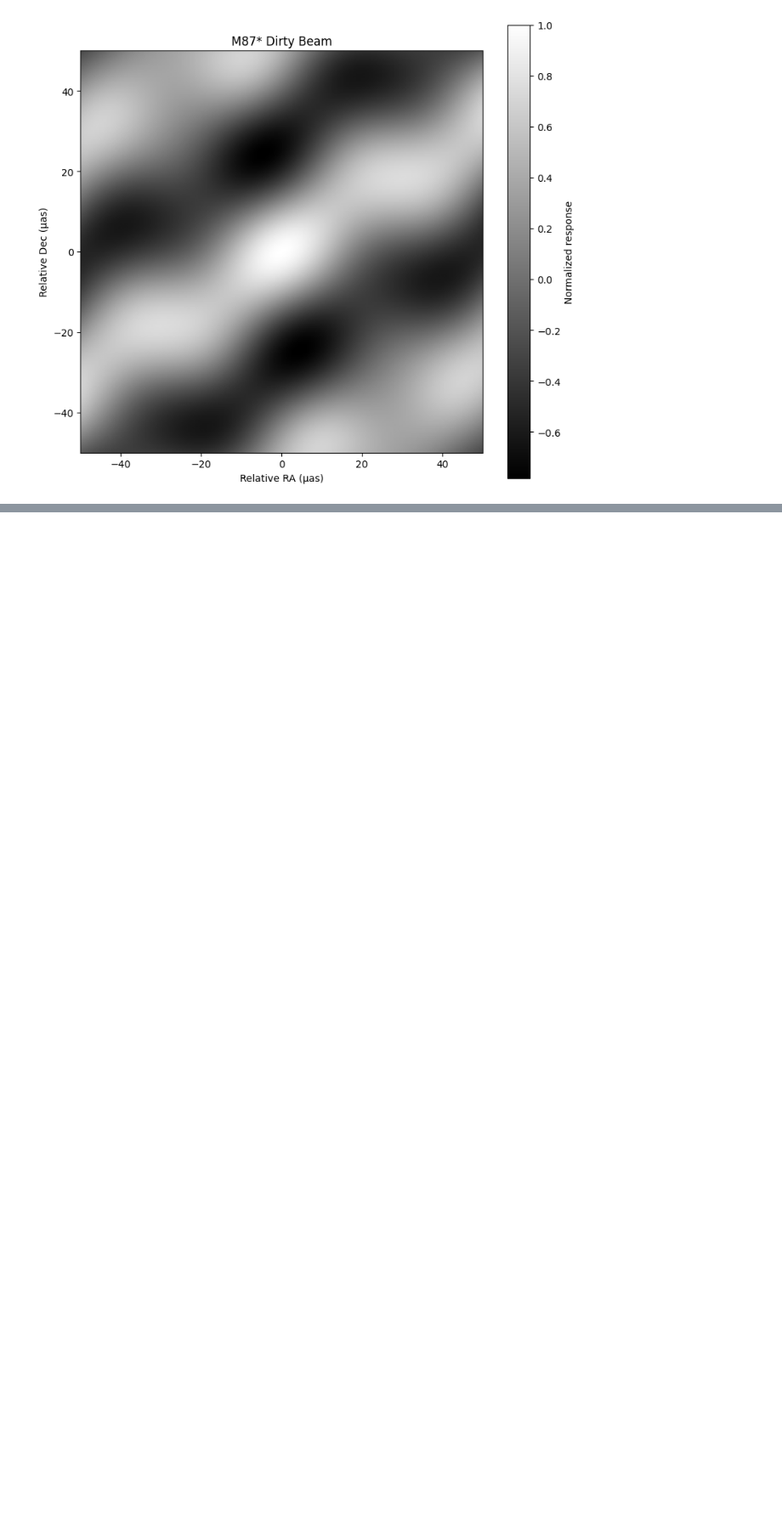
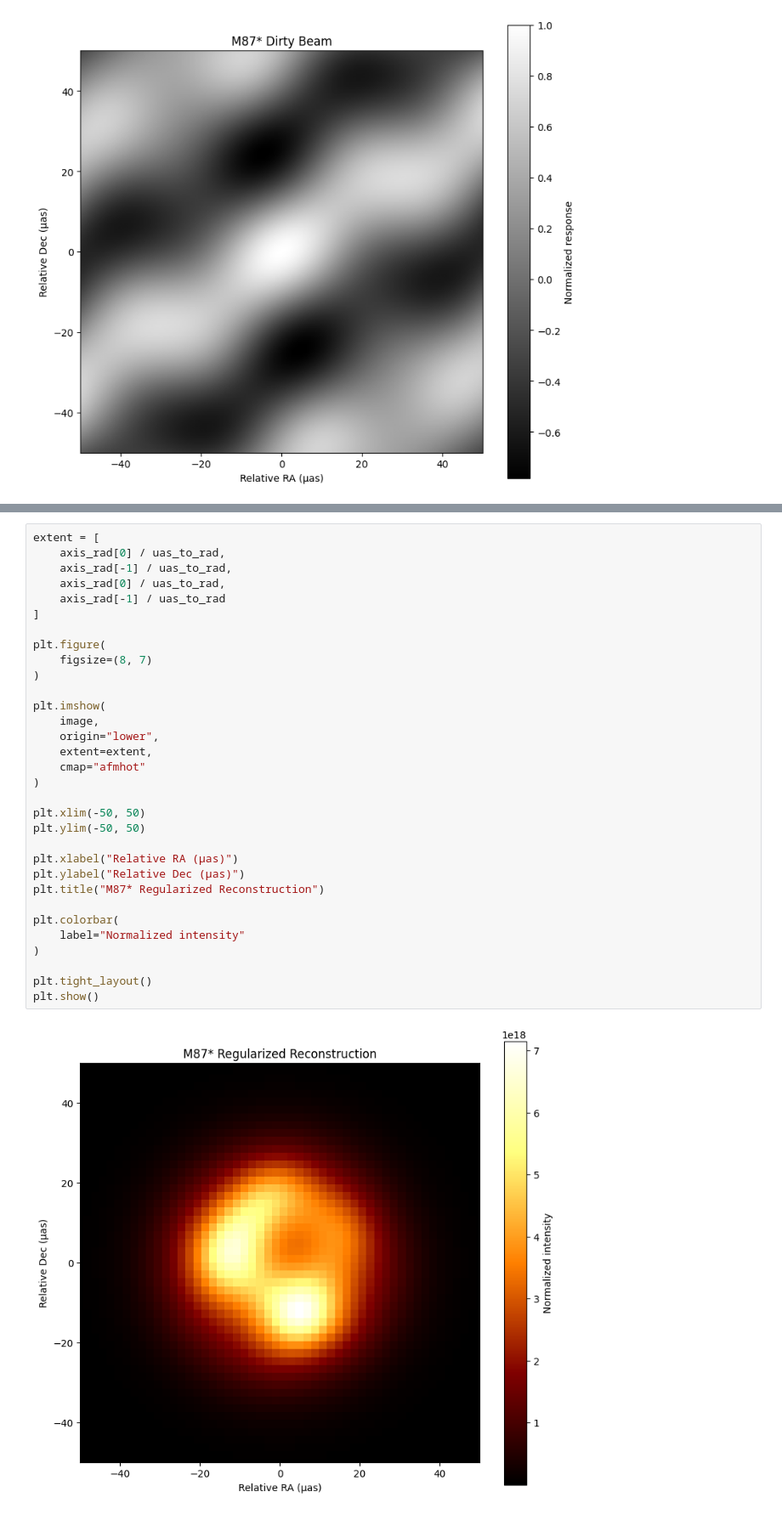
Before and after one commit to MrBenjaminHolmes/Black-Hole-Imaging, a Jupyter notebook: BlackHoleImaging.ipynb, the cells around one changed output, grey strips where cells are left out. Shown at 85% size. Cells and saved outputs as stored; diff of their text form; blank space fills up the shorter version.

Commit message:
Image reconstruction

```diff
--- a/BlackHoleImaging.ipynb
+++ b/BlackHoleImaging.ipynb
@@ -469,0 +550,34 @@ ValueError: operands could not be broadcast together with shapes (16384,) (128,1
+# %%
+extent = [
+    axis_rad[0] / uas_to_rad,
+    axis_rad[-1] / uas_to_rad,
+    axis_rad[0] / uas_to_rad,
+    axis_rad[-1] / uas_to_rad
+]
+
+plt.figure(
+    figsize=(8, 7)
+)
+
+plt.imshow(
+    image,
+    origin="lower",
+    extent=extent,
+    cmap="afmhot"
+)
+
+plt.xlim(-50, 50)
+plt.ylim(-50, 50)
+
+plt.xlabel("Relative RA (μas)")
+plt.ylabel("Relative Dec (μas)")
+plt.title("M87* Regularized Reconstruction")
+
+plt.colorbar(
+    label="Normalized intensity"
+)
+
+plt.tight_layout()
+plt.show()
+# %% [output]
+[figure, added]
```
Also changed, not shown: parts of 2 cells of this notebook.
